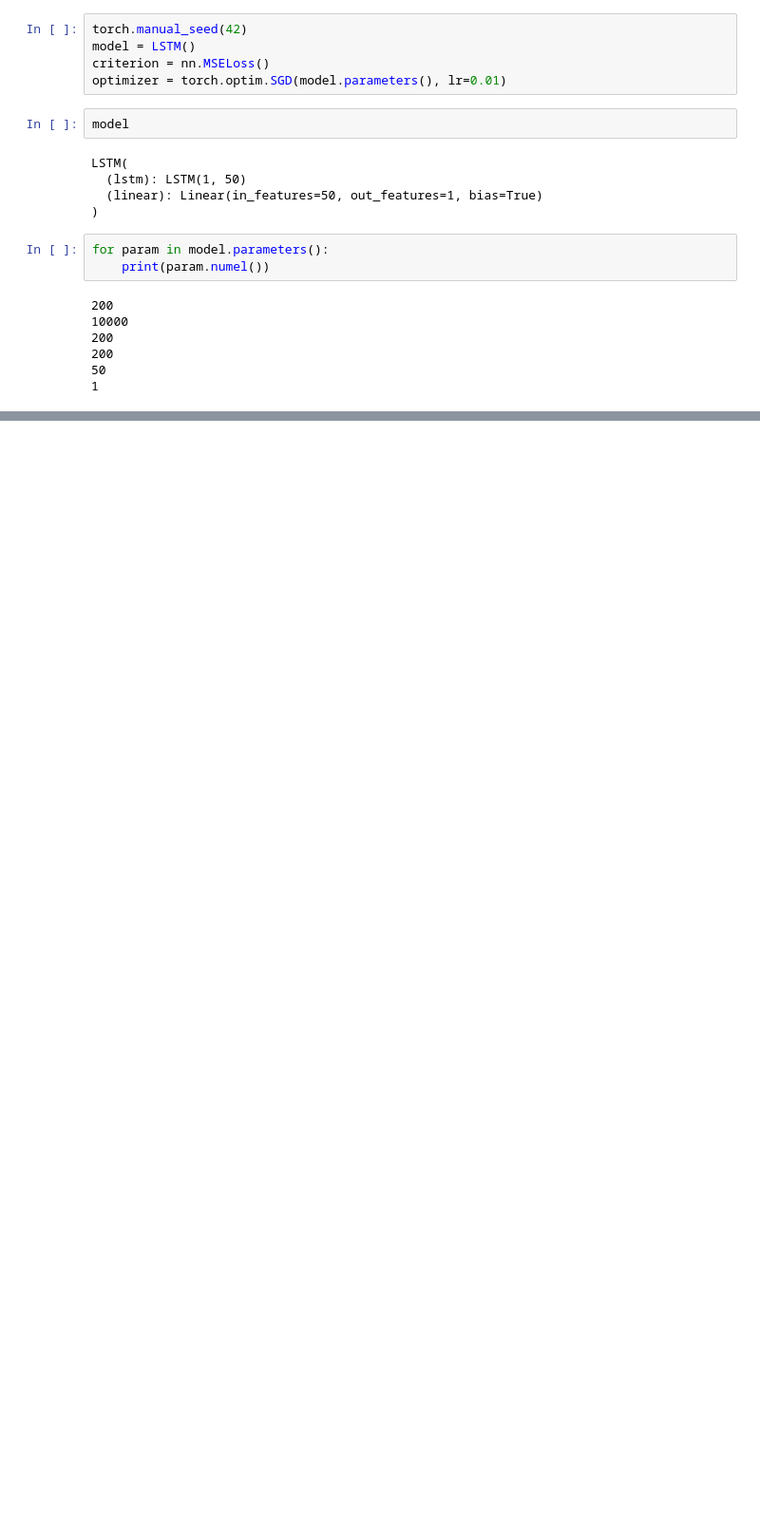
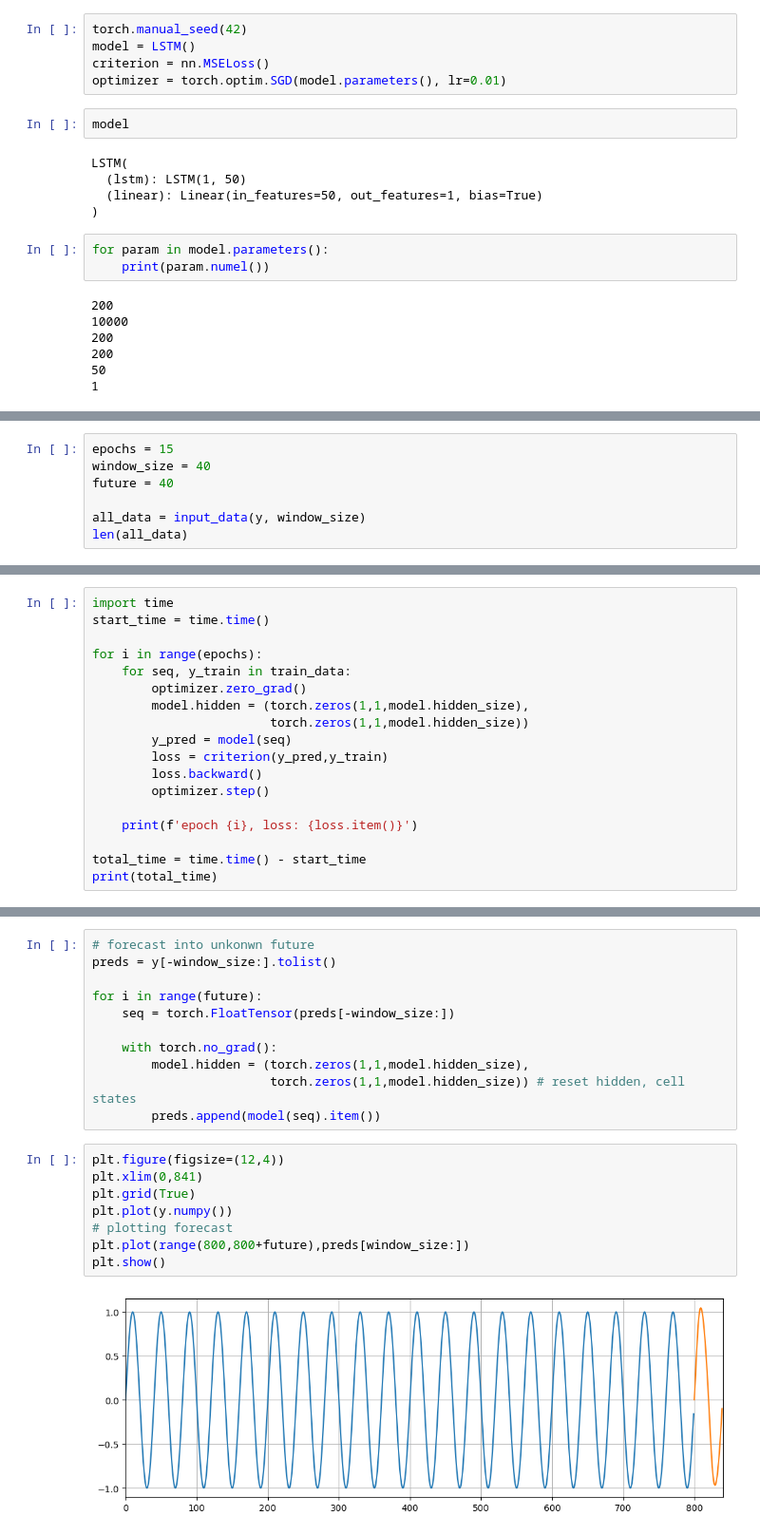
Before and after one commit to willgpaik/my_courses, a Jupyter notebook: pytorch_course/pytorch_notebook/04-RNN-Recurrent-Neural-Networks/00-basic-rnn.ipynb, the cells around one changed output, grey strips where cells are left out. Shown at 95% size. Cells and saved outputs as stored; diff of their text form; blank space fills up the shorter version.

```diff
--- a/pytorch_course/pytorch_notebook/04-RNN-Recurrent-Neural-Networks/00-basic-rnn.ipynb
+++ b/pytorch_course/pytorch_notebook/04-RNN-Recurrent-Neural-Networks/00-basic-rnn.ipynb
@@ -124,0 +180,7 @@ for param in model.parameters():
+# %%
+epochs = 15
+window_size = 40
+future = 40
+
+all_data = input_data(y, window_size)
+len(all_data)
@@ -124,0 +189,18 @@ for param in model.parameters():
+# %%
+import time
+start_time = time.time()
+
+for i in range(epochs):
+    for seq, y_train in train_data:
+        optimizer.zero_grad()
+        model.hidden = (torch.zeros(1,1,model.hidden_size),
+                        torch.zeros(1,1,model.hidden_size))
+        y_pred = model(seq)
+        loss = criterion(y_pred,y_train)
+        loss.backward()
+        optimizer.step()
+
+    print(f'epoch {i}, loss: {loss.item()}')
+
+total_time = time.time() - start_time
+print(total_time)
@@ -124,0 +224,21 @@ for param in model.parameters():
+# %%
+# forecast into unkonwn future
+preds = y[-window_size:].tolist()
+
+for i in range(future):
+    seq = torch.FloatTensor(preds[-window_size:])
+
+    with torch.no_grad():
+        model.hidden = (torch.zeros(1,1,model.hidden_size),
+                        torch.zeros(1,1,model.hidden_size)) # reset hidden, cell states
+        preds.append(model(seq).item())
+# %%
+plt.figure(figsize=(12,4))
+plt.xlim(0,841)
+plt.grid(True)
+plt.plot(y.numpy())
+# plotting forecast
+plt.plot(range(800,800+future),preds[window_size:])
+plt.show()
+# %% [output]
+[figure, added]
```
Also changed, not shown: parts of 3 cells of this notebook.
